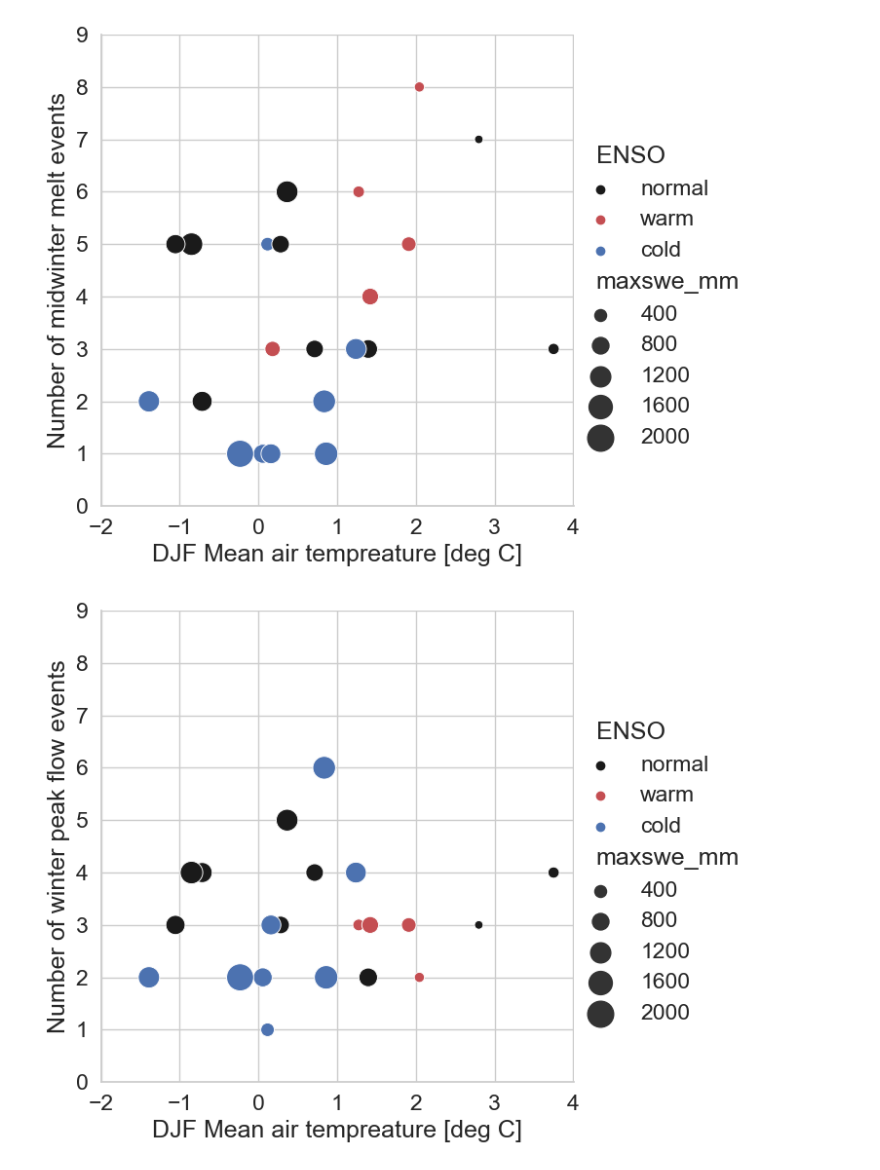
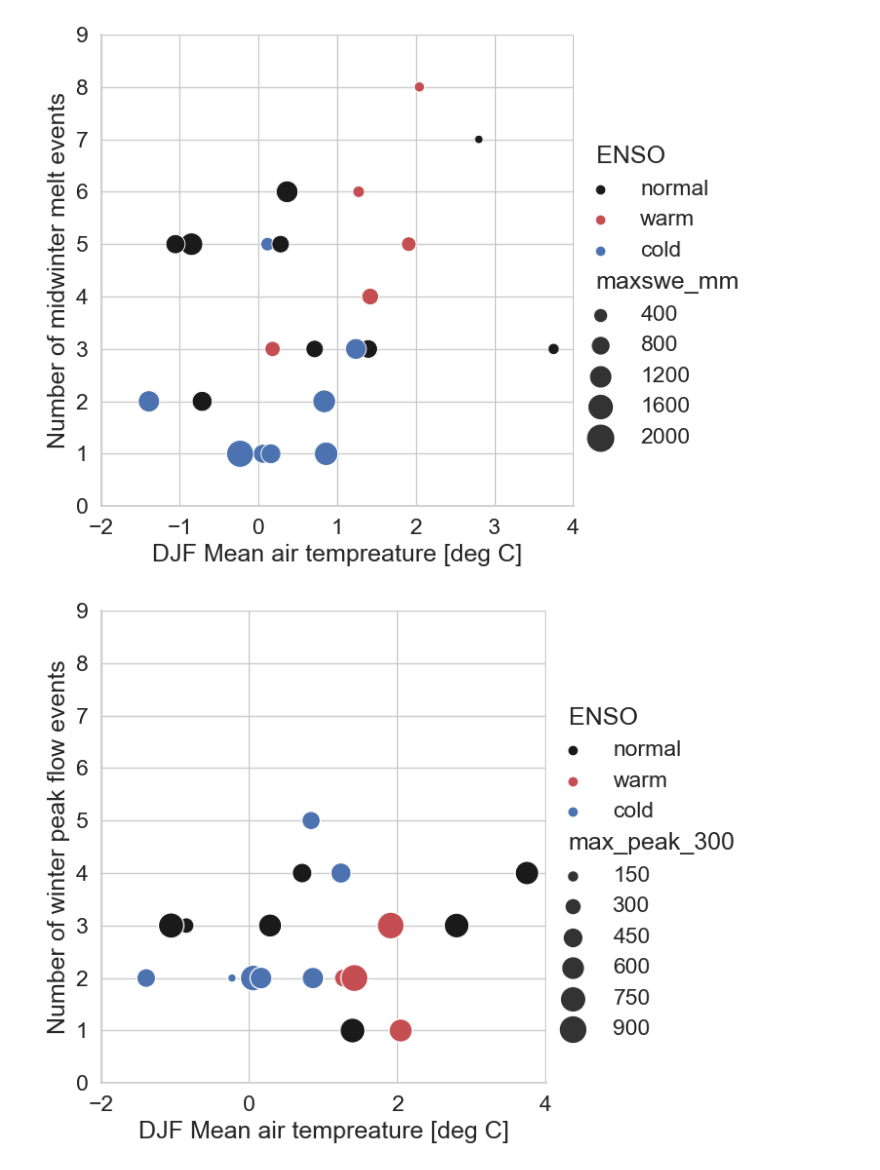
Before and after one commit to NCristea/Snow_SCL, a Jupyter notebook: plot_SWE_metrics.ipynb, the cells around one changed output. Drawn from its saved outputs; the diff is of its cells as text; code cells hidden in the pictures.

Commit message:
updated flow metrics with peak counts

```diff
--- a/plot_SWE_metrics.ipynb
+++ b/plot_SWE_metrics.ipynb
@@ -12,13 +12,21 @@ ROOT_DIR = os.path.abspath(os.curdir)
 # %%
 #get paths for data files
 path_swe_metrics = ROOT_DIR + '/Data/Raw/snow_metrics1.csv'
+path_peak_flow_300 = ROOT_DIR + '/Data/Raw/peaks_300.csv'
 path_peak_flow_200 = ROOT_DIR + '/Data/Raw/peaks_200.csv'
-#path_peak_flow_200 = ROOT_DIR + '/Data/Raw/peaks_200.csv'
 # %%
 swe_metrics = pd.read_csv(path_swe_metrics)
+peak_flow_300 = pd.read_csv(path_peak_flow_300)
+peak_flow_200 = pd.read_csv(path_peak_flow_200)
+
+n_peaks_300  = peak_flow_300[((peak_flow_300["year"] >= 1997) & (peak_flow_300['year'] <= 2018))]
+swe_metrics['no_peaks_300'] = n_peaks_300.no_peaks.values
+swe_metrics['max_peak_300'] = n_peaks_300.max_peak.values
+
 peak_flow_200 = pd.read_csv(path_peak_flow_200)
 n_peaks_200  = peak_flow_200[((peak_flow_200["year"] >= 1997) & (peak_flow_200['year'] <= 2018))]
 swe_metrics['no_peaks_200'] = n_peaks_200.no_peaks.values
+swe_metrics['max_peak_200'] = n_peaks_200.max_peak.values
 #peak_flow_200
 # %%
 swe_metrics
@@ -172,16 +180,16 @@ sns.set_palette('bright')
 # %%
 sns.set_context("paper")
 sns.set(font_scale=1.5)
 sns.set_style("whitegrid")
 
-gfg = sns.relplot(x="TDJF", y="no_peaks_200", hue="ENSO", size="maxswe_mm",
+gfg = sns.relplot(x="TDJF", y="no_peaks_300", hue="ENSO", size="max_peak_300",
             sizes=(40, 400), alpha=1, palette = ["k", "r", "b"],
             height=6, data=swe_metrics)
 
 gfg.set(xlim=(-2, 4.01))
 gfg.set(ylim=(0, 9))
 gfg.set_ylabels('Number of winter peak flow events')
 gfg.set_xlabels('DJF Mean air tempreature [deg C]')
 sns.set_palette('bright')
 # %% [output]
-[figure, old version]
+[figure, new version]
```
Also changed, not shown: parts of 4 cells of this notebook, 2 other files.
